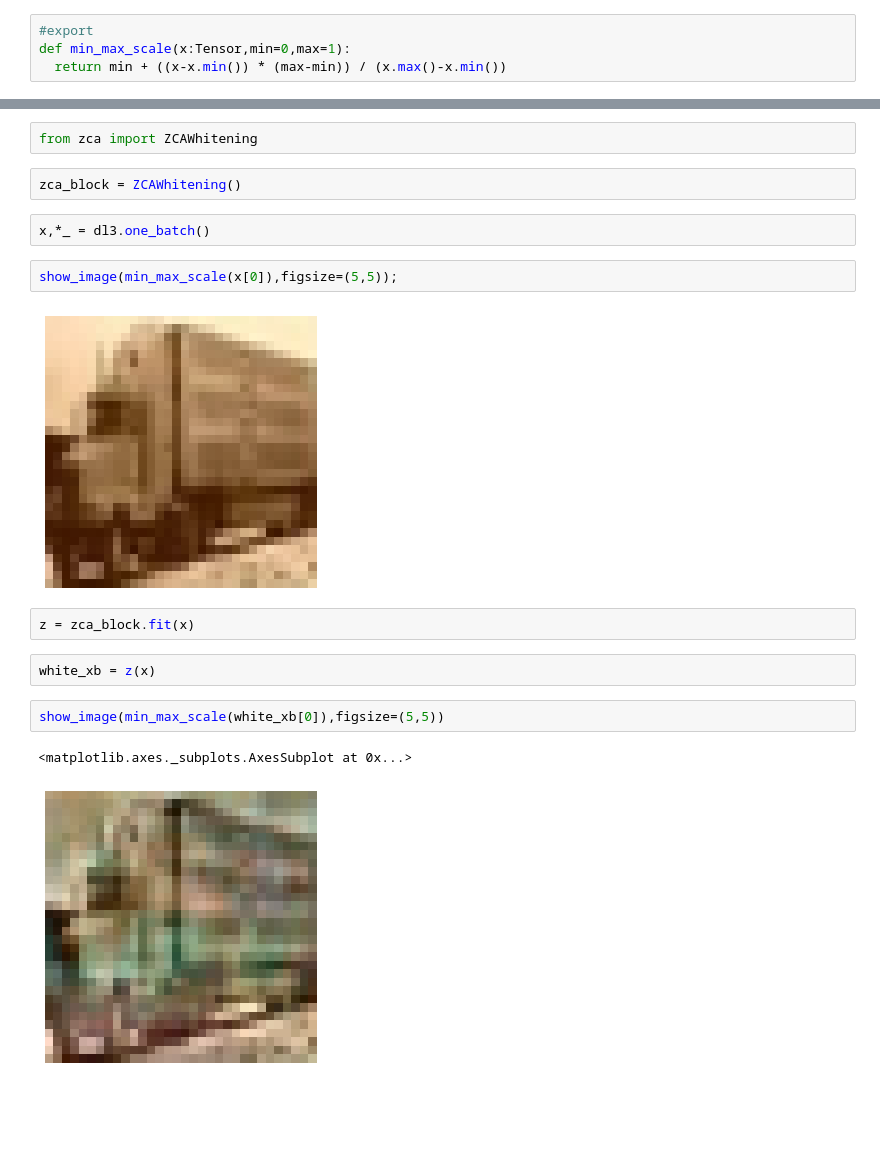
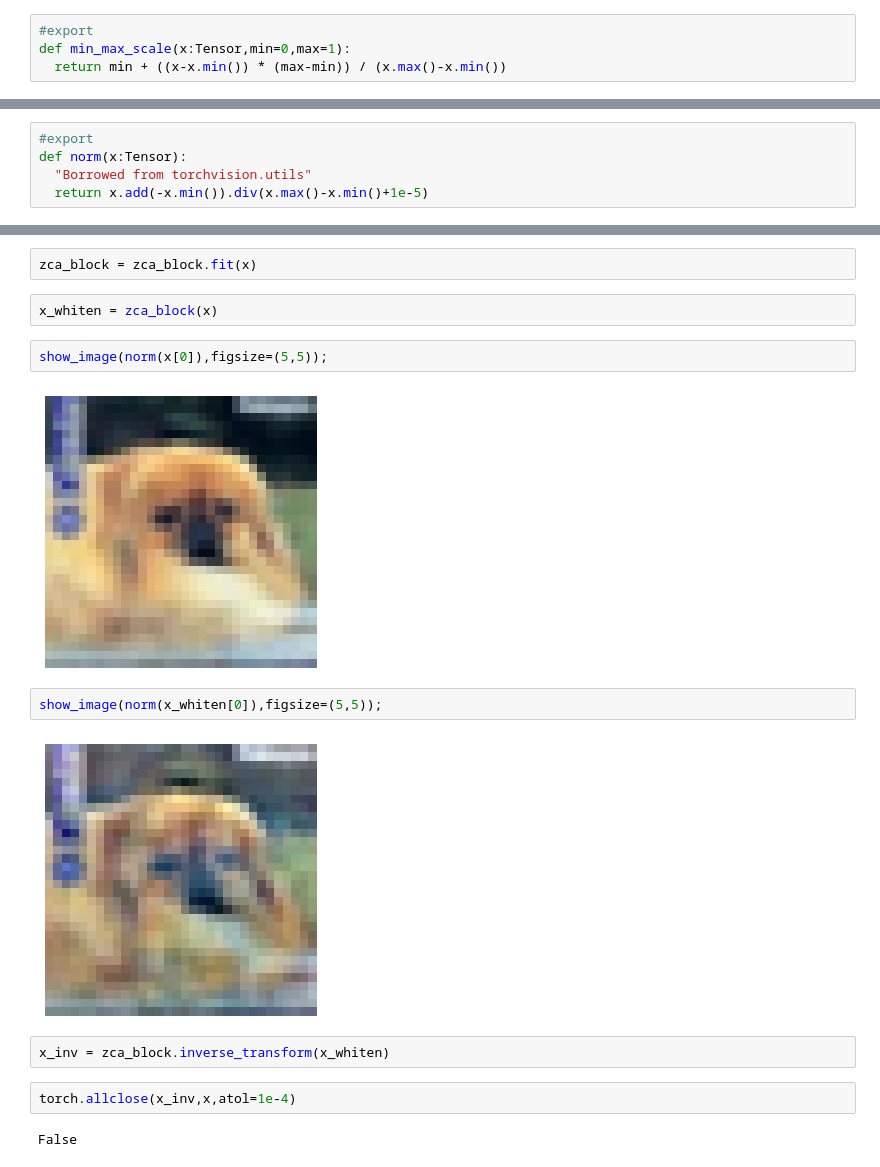
Before and after one commit to Kshitij09/fast_impl, a Jupyter notebook: nbs/preprocessing.ipynb, the cells around one changed output, grey strips where cells are left out. Cells and saved outputs as stored; diff of their text form; blank space fills up the shorter version.

```diff
--- a/nbs/preprocessing.ipynb
+++ b/nbs/preprocessing.ipynb
@@ -30,0 +27,5 @@ Prevents images from having varying amount of contrast. With s=1 and $\lambda$=0
+# %%
+#export
+def norm(x:Tensor):
+  "Borrowed from torchvision.utils"
+  return x.add(-x.min()).div(x.max()-x.min()+1e-5)
@@ -467,19 +147,18 @@ Writing zca.py
-# %%
-from zca import ZCAWhitening
-# %%
-zca_block = ZCAWhitening()
-# %%
-x,*_ = dl3.one_batch()
+# %%
+zca_block = zca_block.fit(x)
+# %%
+x_whiten = zca_block(x)
 # %%
-show_image(min_max_scale(x[0]),figsize=(5,5));
+show_image(norm(x[0]),figsize=(5,5));
 # %% [output]
-[figure, old version]
+[figure, new version]
-# %%
-z = zca_block.fit(x)
-# %%
-white_xb = z(x)
 # %%
-show_image(min_max_scale(white_xb[0]),figsize=(5,5))
+show_image(norm(x_whiten[0]),figsize=(5,5));
 # %% [output]
-<matplotlib.axes._subplots.AxesSubplot at 0x...>
-[figure, old version]
+[figure, new version]
+# %%
+x_inv = zca_block.inverse_transform(x_whiten)
+# %%
+torch.allclose(x_inv,x,atol=1e-4)
+# %% [output]
+False
```
Also changed, not shown: parts of 41 cells of this notebook, 2 other files.
